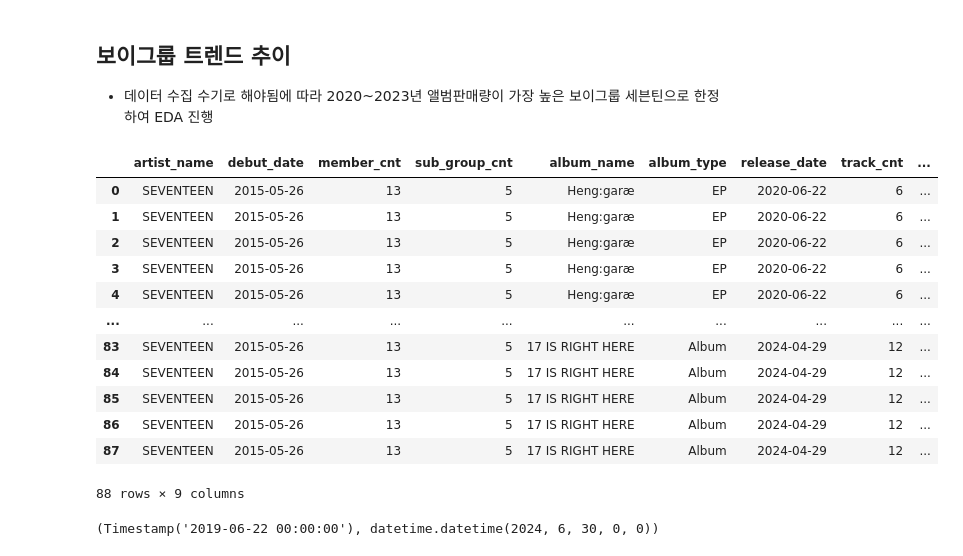
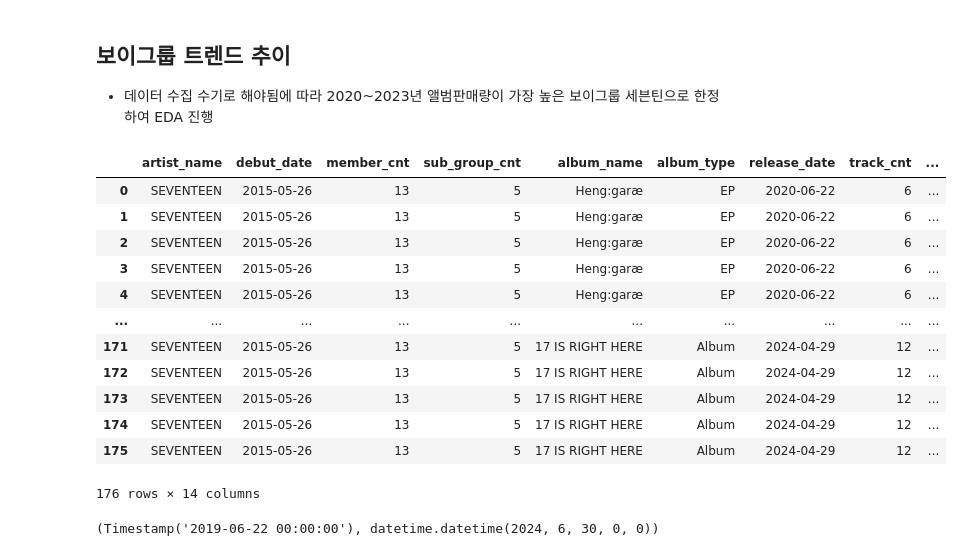
Before and after one commit to lucio-karin0506/Artist_Trend_Analysis, a Jupyter notebook: eda/google_trend_eda.ipynb, the cells around one changed output. Cells and saved outputs as stored; diff of their text form; code cells hidden in the pictures.

```diff
--- a/eda/google_trend_eda.ipynb
+++ b/eda/google_trend_eda.ipynb
@@ -269,0 +249,9 @@ Name: count, dtype: int64
+# %%
+# top5 아티스트 공연 event_type value_count
+# 2020년 이후 공연 정보만 get
+event_df = artist_album_df[['artist_name', 'debut_date', 'participant_type', 'event_name', 'event_type', 'event_begin_date', 'event_end_date']].drop_duplicates()
+event_df = event_df.query("event_begin_date >= '2020-01-01'")
+
+print(event_df.query('artist_name == @boy_group')['event_type'].value_counts())
+print('\n')
+print(event_df.query('artist_name == @girl_group')['event_type'].value_counts())
@@ -279,26 +424,23 @@ Name: count, dtype: int64
 # %% [markdown]
 ## 보이그룹 트렌드 추이
 * 데이터 수집 수기로 해야됨에 따라 2020~2023년 앨범판매량이 가장 높은 보이그룹 세븐틴으로 한정하여 EDA 진행
-# %%
-single_artist_name = 'SEVENTEEN'
-single_album_df = album_df.query("artist_name == @single_artist_name").sort_values('release_date').reset_index(drop=True)
-single_album_df['release_date'] = pd.to_datetime(single_album_df['release_date'])
-
-single_album_df
-# %% [output]
-|  | artist_name | debut_date | member_cnt | sub_group_cnt | album_name | album_type | release_date | track_cnt | ... |
-| 0 | SEVENTEEN | 2015-05-26 | 13 | 5 | Heng:garæ | EP | 2020-06-22 | 6 | ... |
-| 1 | SEVENTEEN | 2015-05-26 | 13 | 5 | Heng:garæ | EP | 2020-06-22 | 6 | ... |
-| 2 | SEVENTEEN | 2015-05-26 | 13 | 5 | Heng:garæ | EP | 2020-06-22 | 6 | ... |
-| 3 | SEVENTEEN | 2015-05-26 | 13 | 5 | Heng:garæ | EP | 2020-06-22 | 6 | ... |
-| 4 | SEVENTEEN | 2015-05-26 | 13 | 5 | Heng:garæ | EP | 2020-06-22 | 6 | ... |
-| ... | ... | ... | ... | ... | ... | ... | ... | ... | ... |
-| 83 | SEVENTEEN | 2015-05-26 | 13 | 5 | 17 IS RIGHT HERE | Album | 2024-04-29 | 12 | ... |
-| 84 | SEVENTEEN | 2015-05-26 | 13 | 5 | 17 IS RIGHT HERE | Album | 2024-04-29 | 12 | ... |
-| 85 | SEVENTEEN | 2015-05-26 | 13 | 5 | 17 IS RIGHT HERE | Album | 2024-04-29 | 12 | ... |
-| 86 | SEVENTEEN | 2015-05-26 | 13 | 5 | 17 IS RIGHT HERE | Album | 2024-04-29 | 12 | ... |
-| 87 | SEVENTEEN | 2015-05-26 | 13 | 5 | 17 IS RIGHT HERE | Album | 2024-04-29 | 12 | ... |
-88 rows × 9 columns
+# %%
+seventeen_df = get_single_artist_df('SEVENTEEN')
+seventeen_df
+# %% [output]
+|  | artist_name | debut_date | member_cnt | sub_group_cnt | album_name | album_type | release_date | track_cnt | ... |
+| 0 | SEVENTEEN | 2015-05-26 | 13 | 5 | Heng:garæ | EP | 2020-06-22 | 6 | ... |
+| 1 | SEVENTEEN | 2015-05-26 | 13 | 5 | Heng:garæ | EP | 2020-06-22 | 6 | ... |
+| 2 | SEVENTEEN | 2015-05-26 | 13 | 5 | Heng:garæ | EP | 2020-06-22 | 6 | ... |
+| 3 | SEVENTEEN | 2015-05-26 | 13 | 5 | Heng:garæ | EP | 2020-06-22 | 6 | ... |
+| 4 | SEVENTEEN | 2015-05-26 | 13 | 5 | Heng:garæ | EP | 2020-06-22 | 6 | ... |
+| ... | ... | ... | ... | ... | ... | ... | ... | ... | ... |
+| 171 | SEVENTEEN | 2015-05-26 | 13 | 5 | 17 IS RIGHT HERE | Album | 2024-04-29 | 12 | ... |
+| 172 | SEVENTEEN | 2015-05-26 | 13 | 5 | 17 IS RIGHT HERE | Album | 2024-04-29 | 12 | ... |
+| 173 | SEVENTEEN | 2015-05-26 | 13 | 5 | 17 IS RIGHT HERE | Album | 2024-04-29 | 12 | ... |
+| 174 | SEVENTEEN | 2015-05-26 | 13 | 5 | 17 IS RIGHT HERE | Album | 2024-04-29 | 12 | ... |
+| 175 | SEVENTEEN | 2015-05-26 | 13 | 5 | 17 IS RIGHT HERE | Album | 2024-04-29 | 12 | ... |
+176 rows × 14 columns
 # %%
 '''
     - 아티스트 별 구글 트렌드 수집 기간 산출
```
Also changed, not shown: parts of 19 cells of this notebook.
